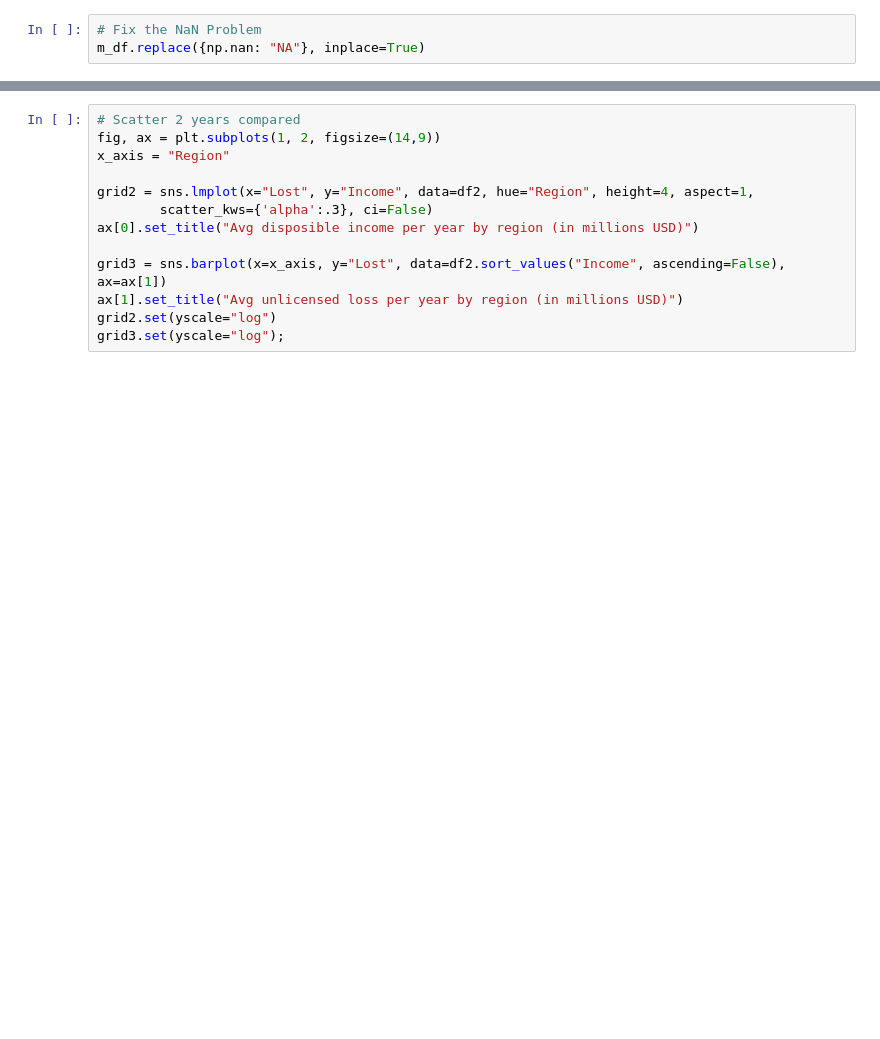
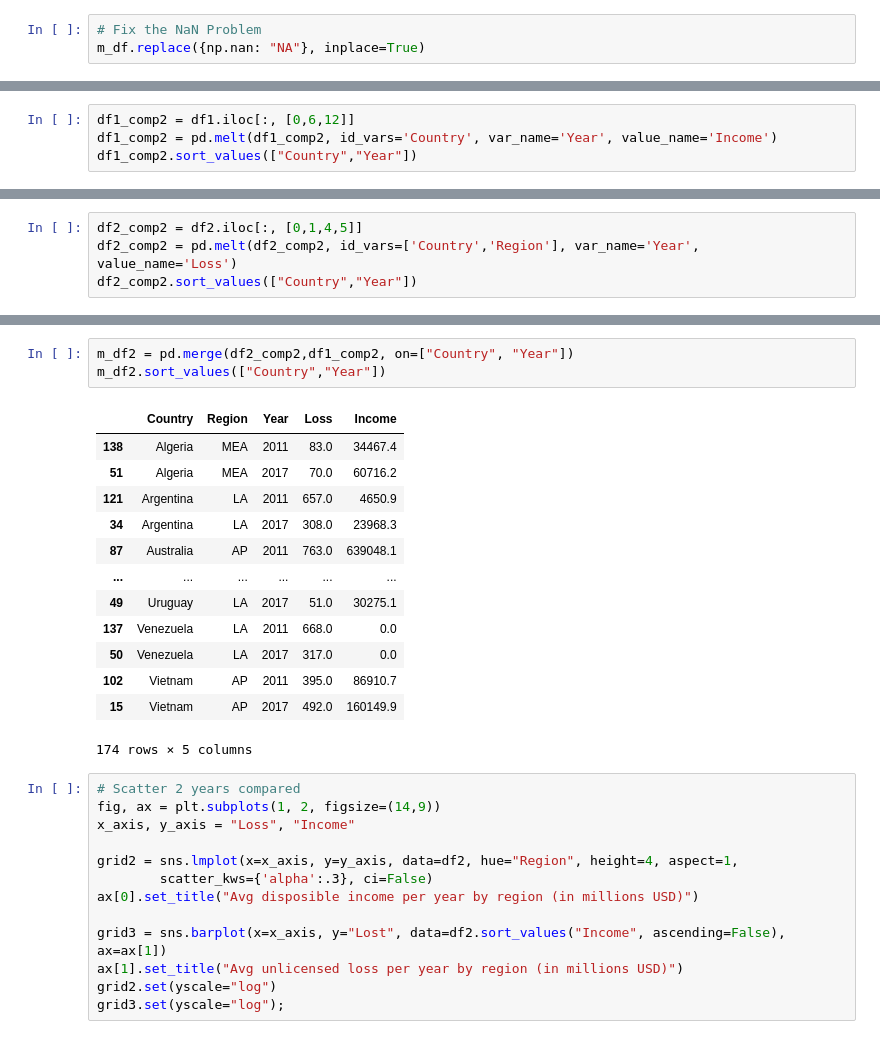
Before and after one commit to purachai-phonwisut/machine_learning_project, a Jupyter notebook: Com.ipynb, the cells around one changed output, grey strips where cells are left out. Cells and saved outputs as stored; diff of their text form; blank space fills up the shorter version.

```diff
--- a/Com.ipynb
+++ b/Com.ipynb
@@ -185 +180,5 @@ The `ci` parameter is deprecated. Use `errorbar=None` for the same effect.
 [figure]
+# %%
+df1_comp2 = df1.iloc[:, [0,6,12]]
+df1_comp2 = pd.melt(df1_comp2, id_vars='Country', var_name='Year', value_name='Income')
+df1_comp2.sort_values(["Country","Year"])
@@ -185,0 +199,4 @@ The `ci` parameter is deprecated. Use `errorbar=None` for the same effect.
+# %%
+df2_comp2 = df2.iloc[:, [0,1,4,5]]
+df2_comp2 = pd.melt(df2_comp2, id_vars=['Country','Region'], var_name='Year', value_name='Loss')
+df2_comp2.sort_values(["Country","Year"])
@@ -186,9 +217,26 @@ The `ci` parameter is deprecated. Use `errorbar=None` for the same effect.
+# %%
+m_df2 = pd.merge(df2_comp2,df1_comp2, on=["Country", "Year"])
+m_df2.sort_values(["Country","Year"])
+# %% [output]
+|  | Country | Region | Year | Loss | Income |
+| 138 | Algeria | MEA | 2011 | 83.0 | 34467.4 |
+| 51 | Algeria | MEA | 2017 | 70.0 | 60716.2 |
+| 121 | Argentina | LA | 2011 | 657.0 | 4650.9 |
+| 34 | Argentina | LA | 2017 | 308.0 | 23968.3 |
+| 87 | Australia | AP | 2011 | 763.0 | 639048.1 |
+| ... | ... | ... | ... | ... | ... |
+| 49 | Uruguay | LA | 2017 | 51.0 | 30275.1 |
+| 137 | Venezuela | LA | 2011 | 668.0 | 0.0 |
+| 50 | Venezuela | LA | 2017 | 317.0 | 0.0 |
+| 102 | Vietnam | AP | 2011 | 395.0 | 86910.7 |
+| 15 | Vietnam | AP | 2017 | 492.0 | 160149.9 |
+174 rows × 5 columns
 # %%
 # Scatter 2 years compared
 fig, ax = plt.subplots(1, 2, figsize=(14,9))
-x_axis = "Region"
+x_axis, y_axis = "Loss", "Income"
 
-grid2 = sns.lmplot(x="Lost", y="Income", data=df2, hue="Region", height=4, aspect=1,
+grid2 = sns.lmplot(x=x_axis, y=y_axis, data=df2, hue="Region", height=4, aspect=1,
         scatter_kws={'alpha':.3}, ci=False)
 ax[0].set_title("Avg disposible income per year by region (in millions USD)")
 
```
Also changed, not shown: parts of 11 cells of this notebook.
